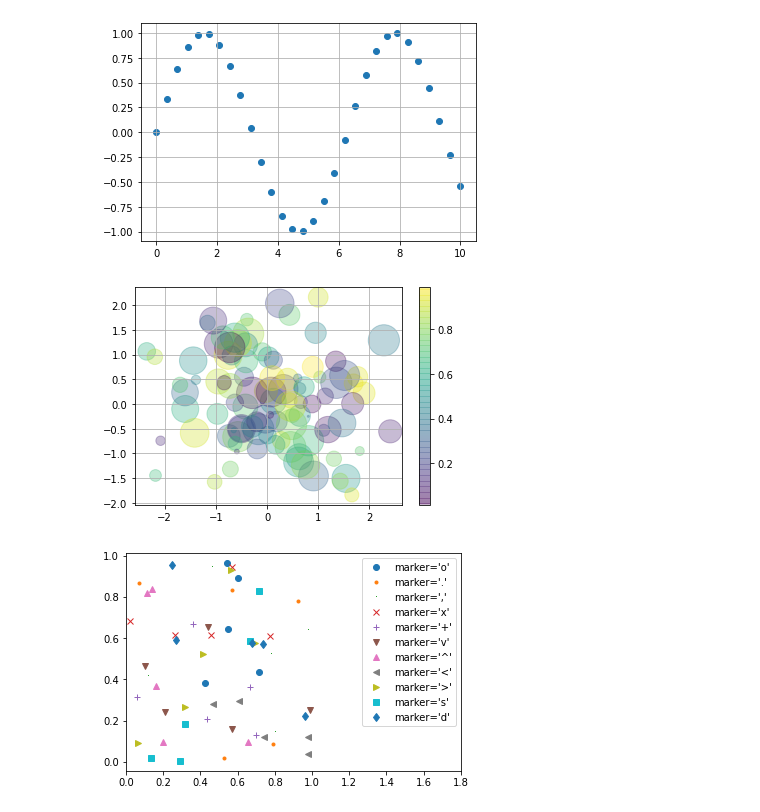
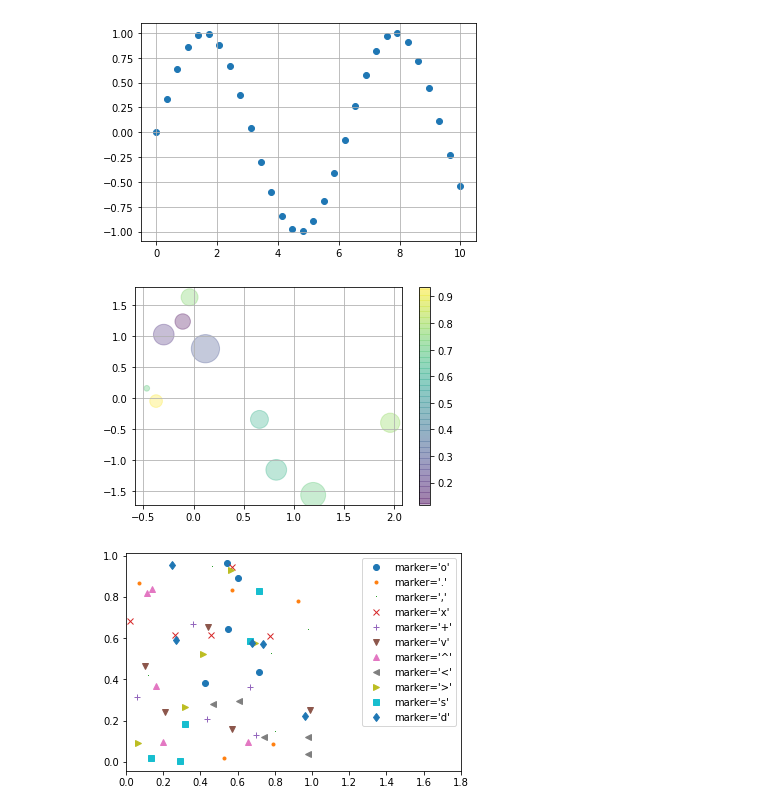
Before and after one commit to 2016112546/4-1_-, a Jupyter notebook: 9주차_matplotlib/DSC4001_Exercise_09.ipynb, the cells around one changed output. Drawn from its saved outputs; the diff is of its cells as text; code cells hidden in the pictures.

```diff
--- a/9주차_matplotlib/DSC4001_Exercise_09.ipynb
+++ b/9주차_matplotlib/DSC4001_Exercise_09.ipynb
@@ -343,20 +359,20 @@ plt.show()
 # %% [output]
 [figure]
 # %%
-x = np.random.randn(100)
-y = np.random.randn(100)
+x = np.random.randn(10)
+y = np.random.randn(10)
 
-colors = np.random.rand(100)
-sizes = 1000 * np.random.rand(100)
+colors = np.random.rand(10)
+sizes = 1000 * np.random.rand(10)
 
 fig = plt.figure()
 plt.scatter(x, y, c=colors, s=sizes, alpha=0.3,
             cmap='viridis')
 plt.colorbar()
 plt.grid()
 plt.show()
 # %% [output]
-[figure, old version]
+[figure, new version]
 # %%
 rng = np.random.RandomState(0)
 
```
Also changed, not shown: parts of 15 cells of this notebook, 1 other file.
